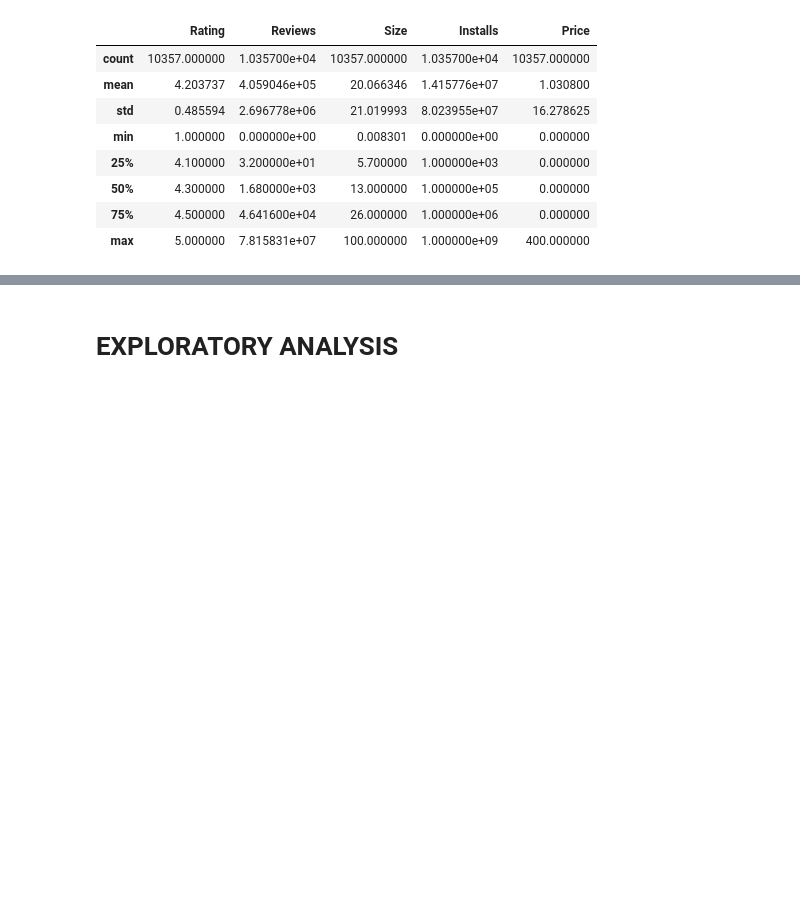
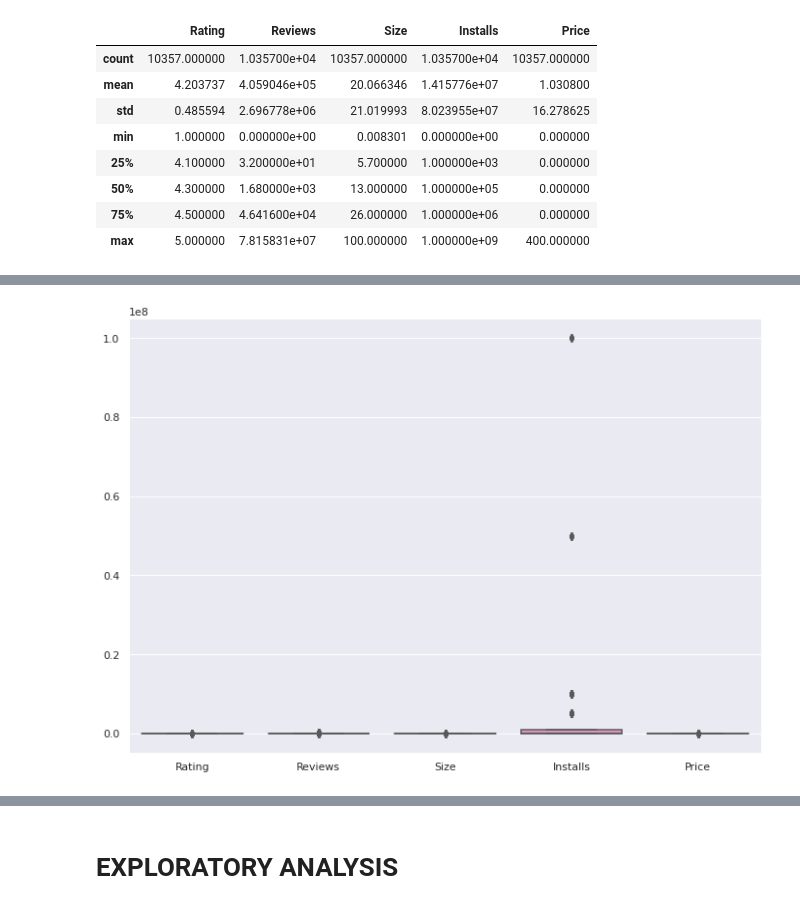
Before and after one commit to DrBharathiTC/Play_store-app-review-analysis-Capstone-project, a Jupyter notebook: Google_Play_Store_Apps_Data_Analysis_(EDA)_UPDATED.ipynb, the cells around one changed output, grey strips where cells are left out. Drawn from its saved outputs; the diff is of its cells as text; code cells hidden in the pictures; blank space fills up the shorter version.

```diff
--- a/Google_Play_Store_Apps_Data_Analysis_(EDA)_UPDATED.ipynb
+++ b/Google_Play_Store_Apps_Data_Analysis_(EDA)_UPDATED.ipynb
@@ -507,0 +508,15 @@ PSDF1.describe()
+# %%
+# Removing outliers of Rating
+percentile_25 = np.percentile(PSDF1['Reviews'],25)
+percentile_75 = np.percentile(PSDF1['Reviews'],75)
+iqr = (percentile_75 - percentile_25)
+upper_outlier_bound = percentile_75 + 1.5*iqr
+lower_outlier_bound = percentile_25 - 1.5*iqr
+PSDF1.drop(index=PSDF1[PSDF1['Reviews']>upper_outlier_bound].index,axis=0,inplace=True)
+PSDF1.drop(index=PSDF1[PSDF1['Reviews']<lower_outlier_bound].index,axis=0,inplace=True)
+# %%
+sns.set_theme(style="whitegrid")
+sns.set(rc={'figure.figsize':(11.7,8.27)})
+ax = sns.boxplot(data=PSDF1, orient="v", palette="Set2")
+# %% [output]
+[figure, added]
```
Also changed, not shown: parts of 32 cells of this notebook.
